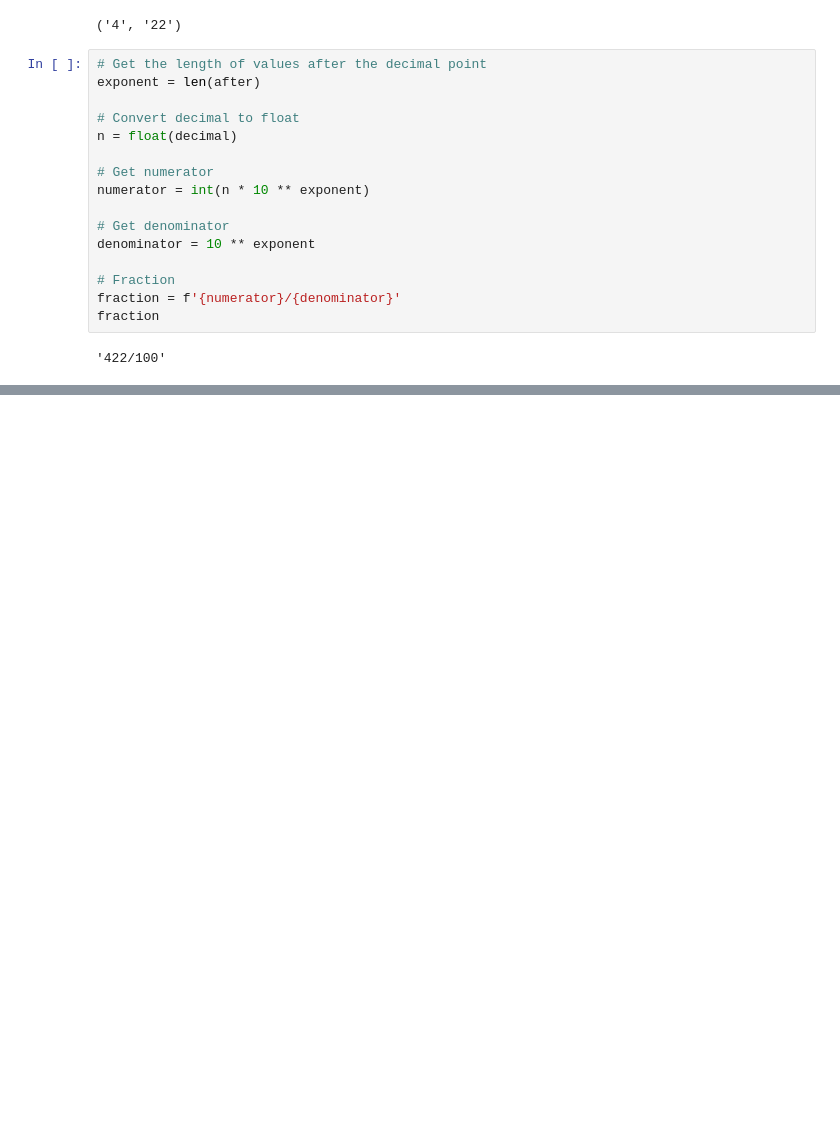
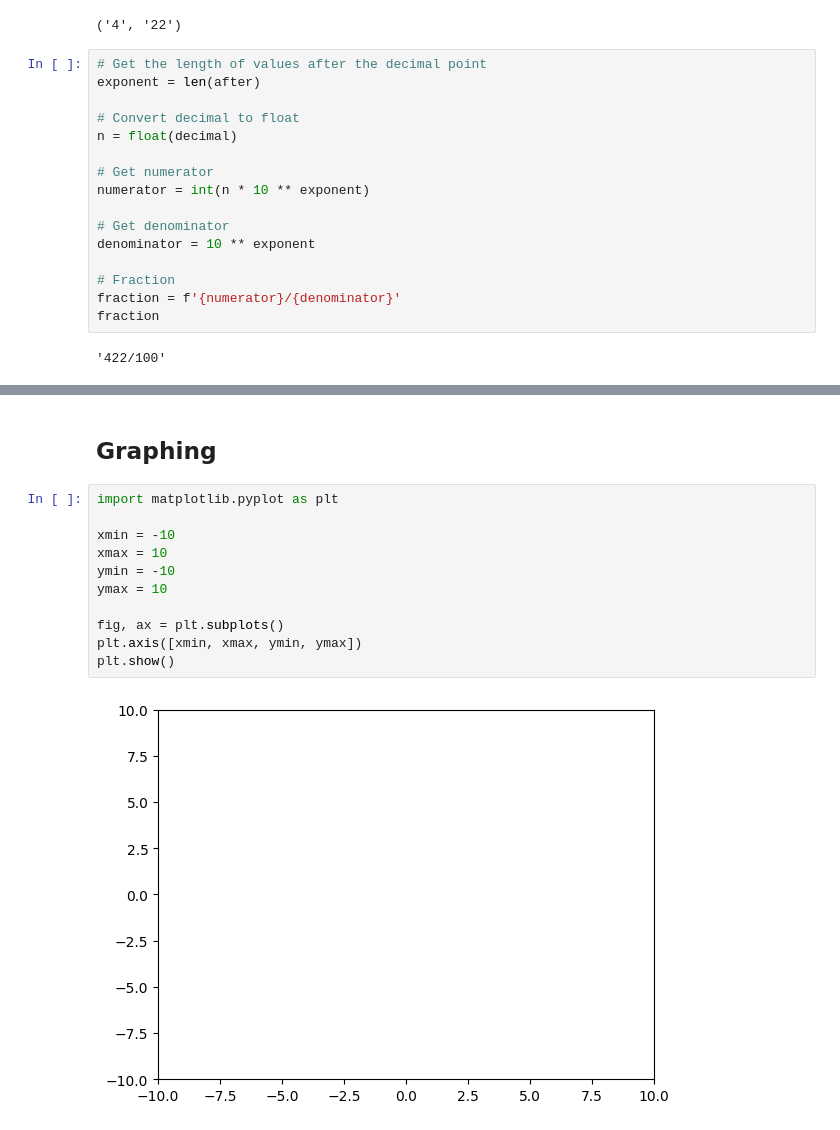
Before and after one commit to nsikakabasieumoh/CAWP, a Jupyter notebook: Lessons.ipynb, the cells around one changed output, grey strips where cells are left out. Saved outputs shown, nothing was run; the diff lists cells and outputs as text; blank space fills up the shorter version.

```diff
--- a/Lessons.ipynb
+++ b/Lessons.ipynb
@@ -127,0 +146,15 @@ fraction
+# %% [markdown]
+## Graphing
+# %%
+import matplotlib.pyplot as plt
+
+xmin = -10
+xmax = 10
+ymin = -10
+ymax = 10
+
+fig, ax = plt.subplots()
+plt.axis([xmin, xmax, ymin, ymax])
+plt.show()
+# %% [output]
+[figure, added]
```
Also changed, not shown: parts of 12 cells of this notebook.
